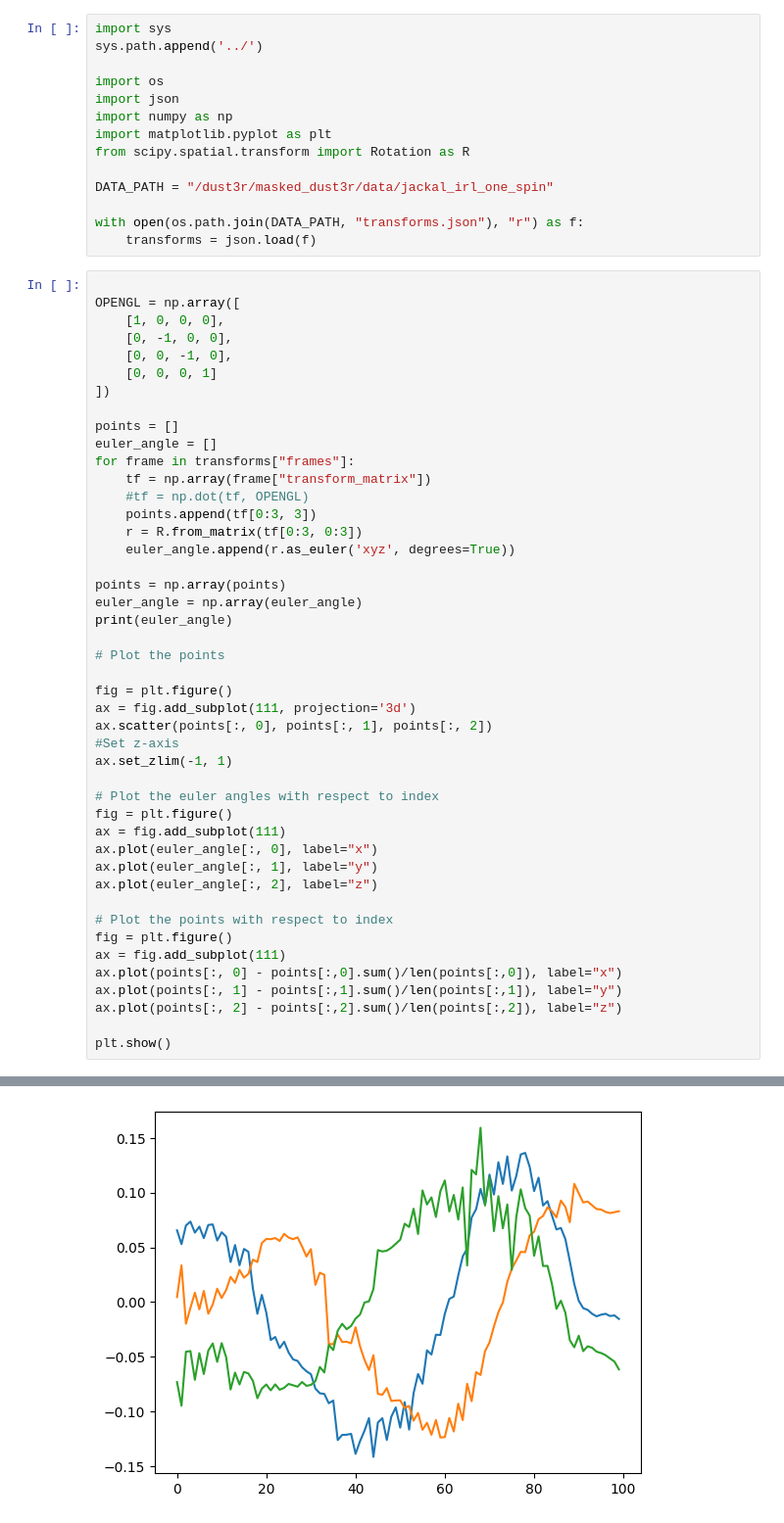
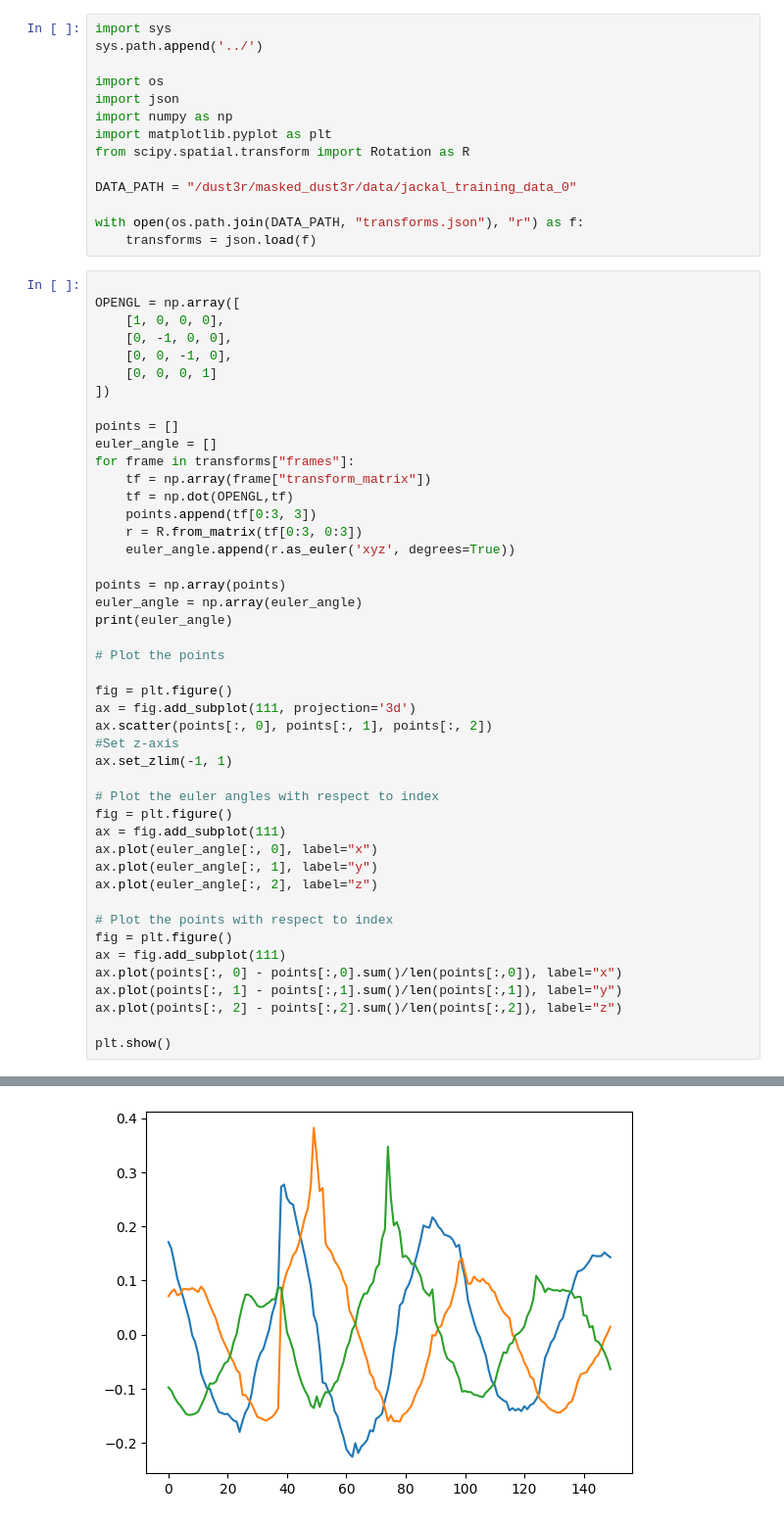
Before and after one commit to tauzn-clock/dust3r, a Jupyter notebook: masked_dust3r/scripts/visualise_transform.ipynb, the cells around one changed output, grey strips where cells are left out. Shown at 98% size. Cells and saved outputs as stored; diff of their text form.

```diff
--- a/masked_dust3r/scripts/visualise_transform.ipynb
+++ b/masked_dust3r/scripts/visualise_transform.ipynb
@@ -8,7 +8,7 @@ import numpy as np
 import matplotlib.pyplot as plt
 from scipy.spatial.transform import Rotation as R
 
-DATA_PATH = "/dust3r/masked_dust3r/data/jackal_irl_one_spin"
+DATA_PATH = "/dust3r/masked_dust3r/data/jackal_training_data_0"
 
 with open(os.path.join(DATA_PATH, "transforms.json"), "r") as f:
     transforms = json.load(f)
@@ -25,7 +25,7 @@ points = []
 euler_angle = []
 for frame in transforms["frames"]:
     tf = np.array(frame["transform_matrix"])
-    #tf = np.dot(tf, OPENGL)
+    tf = np.dot(OPENGL,tf)
     points.append(tf[0:3, 3])
     r = R.from_matrix(tf[0:3, 0:3])
     euler_angle.append(r.as_euler('xyz', degrees=True))
@@ -80,4 +80,4 @@ plt.show()
-[figure, old version]
+[figure, new version]
 # %%
 with open(os.path.join(DATA_PATH, "ground_truth.json"), "r") as f:
     ground_truth = json.load(f)
```
Also changed, not shown: parts of 2 cells of this notebook, 3 other files.
